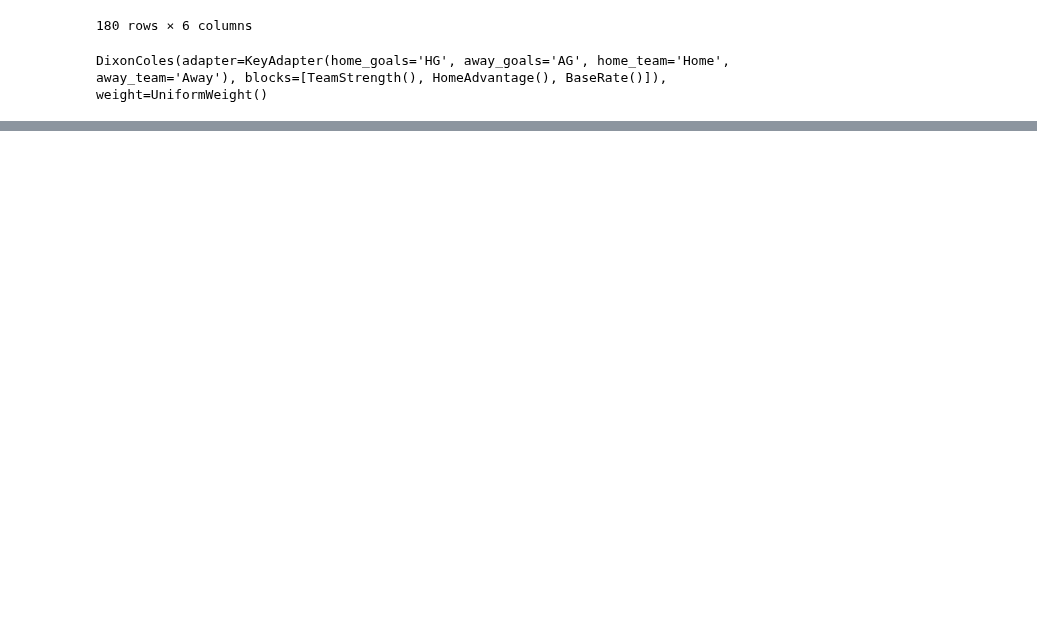
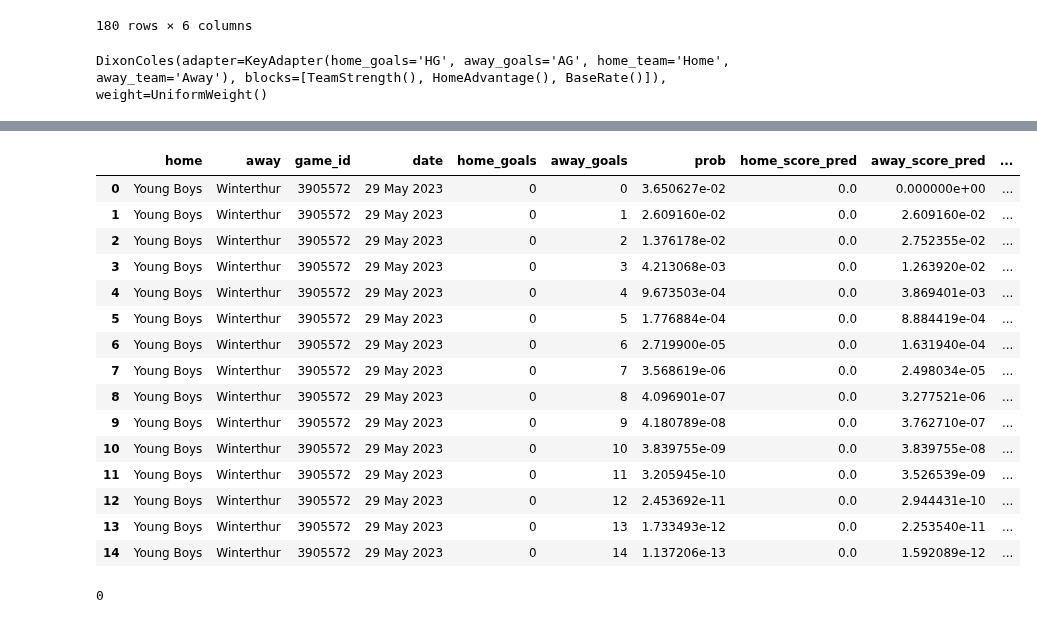
Before and after one commit to TK5-Tim/ds-projects, a Jupyter notebook: rsl/season_pred_22_23.ipynb, the cells around one changed output, grey strips where cells are left out. Cells and saved outputs as stored; diff of their text form; code cells hidden in the pictures; blank space fills up the shorter version.

```diff
--- a/rsl/season_pred_22_23.ipynb
+++ b/rsl/season_pred_22_23.ipynb
@@ -383,0 +395,24 @@ df_score_pred.head(10)
+# %%
+_df_scores.head(15)
+# %% [output]
+|  | home | away | game_id | date | home_goals | away_goals | prob | home_score_pred | away_score_pred | ... |
+| 0 | Young Boys | Winterthur | 3905572 | 29 May 2023 | 0 | 0 | 3.650627e-02 | 0.0 | 0.000000e+00 | ... |
+| 1 | Young Boys | Winterthur | 3905572 | 29 May 2023 | 0 | 1 | 2.609160e-02 | 0.0 | 2.609160e-02 | ... |
+| 2 | Young Boys | Winterthur | 3905572 | 29 May 2023 | 0 | 2 | 1.376178e-02 | 0.0 | 2.752355e-02 | ... |
+| 3 | Young Boys | Winterthur | 3905572 | 29 May 2023 | 0 | 3 | 4.213068e-03 | 0.0 | 1.263920e-02 | ... |
+| 4 | Young Boys | Winterthur | 3905572 | 29 May 2023 | 0 | 4 | 9.673503e-04 | 0.0 | 3.869401e-03 | ... |
+| 5 | Young Boys | Winterthur | 3905572 | 29 May 2023 | 0 | 5 | 1.776884e-04 | 0.0 | 8.884419e-04 | ... |
+| 6 | Young Boys | Winterthur | 3905572 | 29 May 2023 | 0 | 6 | 2.719900e-05 | 0.0 | 1.631940e-04 | ... |
+| 7 | Young Boys | Winterthur | 3905572 | 29 May 2023 | 0 | 7 | 3.568619e-06 | 0.0 | 2.498034e-05 | ... |
+| 8 | Young Boys | Winterthur | 3905572 | 29 May 2023 | 0 | 8 | 4.096901e-07 | 0.0 | 3.277521e-06 | ... |
+| 9 | Young Boys | Winterthur | 3905572 | 29 May 2023 | 0 | 9 | 4.180789e-08 | 0.0 | 3.762710e-07 | ... |
+| 10 | Young Boys | Winterthur | 3905572 | 29 May 2023 | 0 | 10 | 3.839755e-09 | 0.0 | 3.839755e-08 | ... |
+| 11 | Young Boys | Winterthur | 3905572 | 29 May 2023 | 0 | 11 | 3.205945e-10 | 0.0 | 3.526539e-09 | ... |
+| 12 | Young Boys | Winterthur | 3905572 | 29 May 2023 | 0 | 12 | 2.453692e-11 | 0.0 | 2.944431e-10 | ... |
+| 13 | Young Boys | Winterthur | 3905572 | 29 May 2023 | 0 | 13 | 1.733493e-12 | 0.0 | 2.253540e-11 | ... |
+| 14 | Young Boys | Winterthur | 3905572 | 29 May 2023 | 0 | 14 | 1.137206e-13 | 0.0 | 1.592089e-12 | ... |
+# %%
+_df_scores.sort_values('prob',ascending=False).head(1)['home_goals'].values[0]
+_df_scores.sort_values('prob',ascending=False).head(1)['away_goals'].values[0]
+# %% [output]
+0
```
Also changed, not shown: parts of 20 cells of this notebook, 4 other files.
